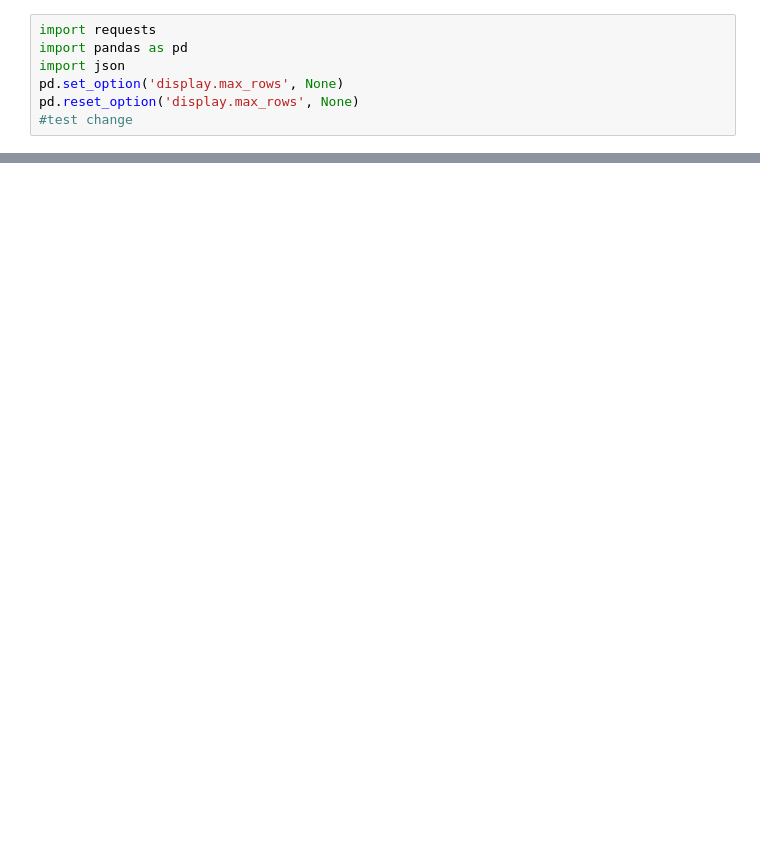
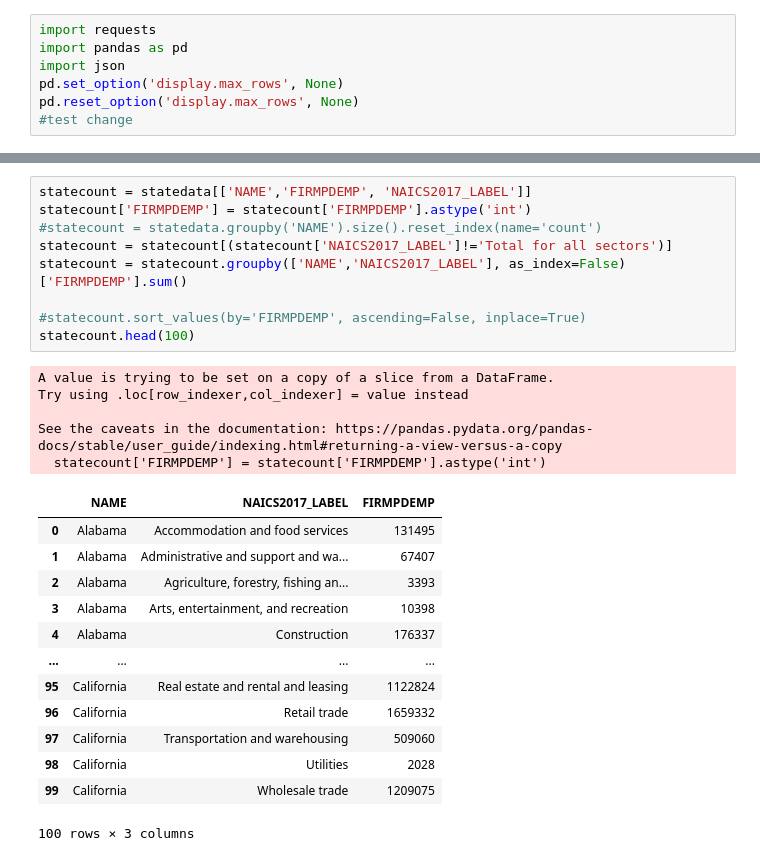
Before and after one commit to DanielnRose/Census_Assesment, a Jupyter notebook: grpupassesment.ipynb, the cells around one changed output, grey strips where cells are left out. Saved outputs shown, nothing was run; the diff lists cells and outputs as text; blank space fills up the shorter version.

```diff
--- a/grpupassesment.ipynb
+++ b/grpupassesment.ipynb
@@ -70,0 +100,28 @@ new_p.head()
+# %%
+statecount = statedata[['NAME','FIRMPDEMP', 'NAICS2017_LABEL']]
+statecount['FIRMPDEMP'] = statecount['FIRMPDEMP'].astype('int')
+#statecount = statedata.groupby('NAME').size().reset_index(name='count')
+statecount = statecount[(statecount['NAICS2017_LABEL']!='Total for all sectors')]
+statecount = statecount.groupby(['NAME','NAICS2017_LABEL'], as_index=False)['FIRMPDEMP'].sum()
+
+#statecount.sort_values(by='FIRMPDEMP', ascending=False, inplace=True)
+statecount.head(100)
+# %% [output]
+A value is trying to be set on a copy of a slice from a DataFrame.
+Try using .loc[row_indexer,col_indexer] = value instead
+
+See the caveats in the documentation: https://pandas.pydata.org/pandas-docs/stable/user_guide/indexing.html#returning-a-view-versus-a-copy
+  statecount['FIRMPDEMP'] = statecount['FIRMPDEMP'].astype('int')
+|  | NAME | NAICS2017_LABEL | FIRMPDEMP |
+| 0 | Alabama | Accommodation and food services | 131495 |
+| 1 | Alabama | Administrative and support and wa... | 67407 |
+| 2 | Alabama | Agriculture, forestry, fishing an... | 3393 |
+| 3 | Alabama | Arts, entertainment, and recreation | 10398 |
+| 4 | Alabama | Construction | 176337 |
+| ... | ... | ... | ... |
+| 95 | California | Real estate and rental and leasing | 1122824 |
+| 96 | California | Retail trade | 1659332 |
+| 97 | California | Transportation and warehousing | 509060 |
+| 98 | California | Utilities | 2028 |
+| 99 | California | Wholesale trade | 1209075 |
+100 rows × 3 columns
```
Also changed, not shown: parts of 12 cells of this notebook.
